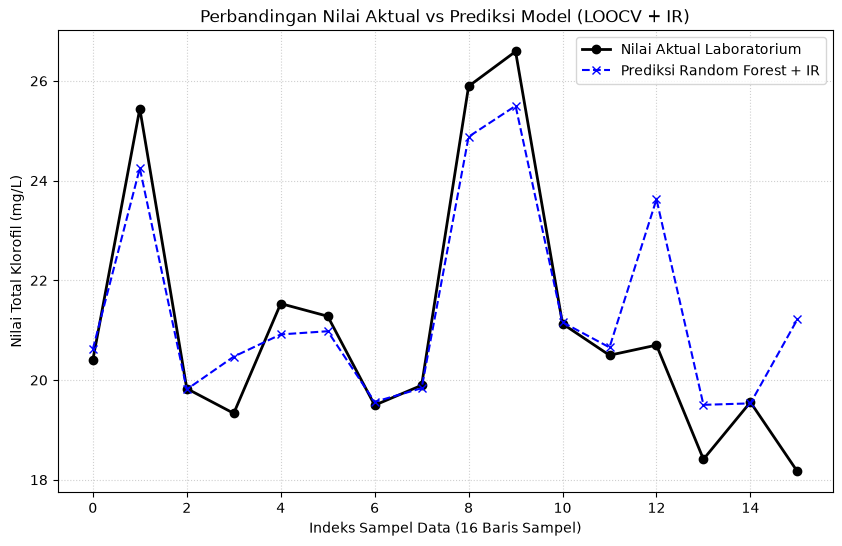
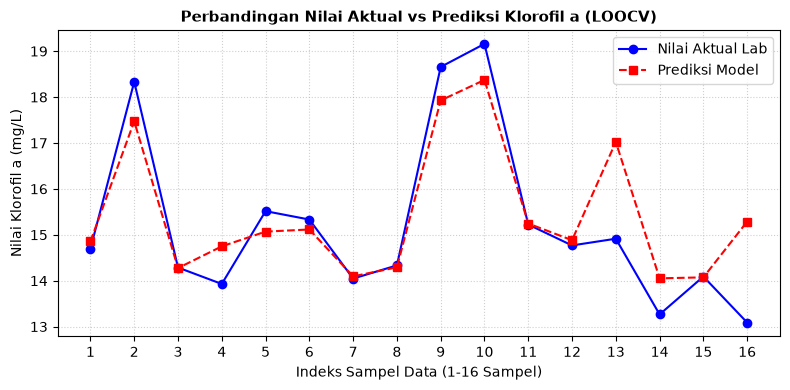
The change to this notebook cell's code, shown as a diff; its figure went from the first image to the second:
--- before
+++ after
@@ -1,16 +1,59 @@
-# 5. Visualisasi Hasil
-plt.figure(figsize=(10, 6))
+y_actual_total = np.array(y_true_total)
+y_pred_total = np.array(y_pred_total)
 
-# Plot Garis Aktual (Data Acuan Laboratorium)
-plt.plot(y_true_total, label='Nilai Aktual Laboratorium', marker='o', linestyle='-', color='black', linewidth=2)
+y_actual_a = y_actual_total * 0.7205
+y_pred_a = y_pred_total * 0.7205
 
-# Plot Hasil Prediksi Model
-# Catatan: ganti label di bawah menjadi 'Prediksi XGBoost + IR' jika sedang membuka file XGBoost
-plt.plot(y_pred_total, label='Prediksi Random Forest + IR', marker='x', linestyle='--', color='blue', linewidth=1.5)
+y_actual_b = y_actual_total * 0.2795
+y_pred_b = y_pred_total * 0.2795
 
-plt.title('Perbandingan Nilai Aktual vs Prediksi Model (LOOCV + IR)')
-plt.xlabel('Indeks Sampel Data (16 Baris Sampel)')
-plt.ylabel('Nilai Total Klorofil (mg/L)')
-plt.legend()
+# Membuat sumbu X berdasarkan indeks/jumlah sampel (1-16 sampel)
+sample_index = np.arange(1, len(y_actual_total) + 1)
+
+# ==========================================
+# 1. GRAFIK PERBANDINGAN KLOROFIL A
+# ==========================================
+plt.figure(figsize=(8, 4))
+plt.plot(sample_index, y_actual_a, marker='o', color='blue', linewidth=1.5, label='Nilai Aktual Lab')
+plt.plot(sample_index, y_pred_a, marker='s', linestyle='--', color='red', linewidth=1.5, label='Prediksi Model')
+
+plt.title('Perbandingan Nilai Aktual vs Prediksi Klorofil a (LOOCV)', fontsize=11, fontweight='bold')
+plt.xlabel('Indeks Sampel Data (1-16 Sampel)', fontsize=10)
+plt.ylabel('Nilai Klorofil a (mg/L)', fontsize=10)
+plt.xticks(sample_index)
+plt.legend(loc='upper right')
 plt.grid(True, linestyle=':', alpha=0.6)
+plt.tight_layout()
 plt.show()
+
+# ==========================================
+# 2. GRAFIK PERBANDINGAN KLOROFIL B
+# ==========================================
+plt.figure(figsize=(8, 4))
+plt.plot(sample_index, y_actual_b, marker='o', color='blue', linewidth=1.5, label='Nilai Aktual Lab')
+plt.plot(sample_index, y_pred_b, marker='s', linestyle='--', color='red', linewidth=1.5, label='Prediksi Model')
+
+plt.title('Perbandingan Nilai Aktual vs Prediksi Klorofil b (LOOCV)', fontsize=11, fontweight='bold')
+plt.xlabel('Indeks Sampel Data (1-16 Sampel)', fontsize=10)
+plt.ylabel('Nilai Klorofil b (mg/L)', fontsize=10)
+plt.xticks(sample_index)
+plt.legend(loc='upper right')
+plt.grid(True, linestyle=':', alpha=0.6)
+plt.tight_layout()
+plt.show()
+
+# ==========================================
+# 3. GRAFIK PERBANDINGAN TOTAL KLOROFIL
+# ==========================================
+plt.figure(figsize=(8, 4))
+plt.plot(sample_index, y_actual_total, marker='o', color='blue', linewidth=1.5, label='Nilai Aktual Lab')
+plt.plot(sample_index, y_pred_total, marker='s', linestyle='--', color='red', linewidth=1.5, label='Prediksi Model')
+
+plt.title('Perbandingan Nilai Aktual vs Prediksi Total Klorofil (LOOCV)', fontsize=11, fontweight='bold')
+plt.xlabel('Indeks Sampel Data (1-16 Sampel)', fontsize=10)
+plt.ylabel('Nilai Total Klorofil (mg/L)', fontsize=10)
+plt.xticks(sample_index)
+plt.legend(loc='upper right')
+plt.grid(True, linestyle=':', alpha=0.6)
+plt.tight_layout()
+plt.show()

Commit: Refactor visualization section in training_XGB_IR.ipynb to separate chlorophyll A, B, and total comparisons; update execution counts to null for re-execution.